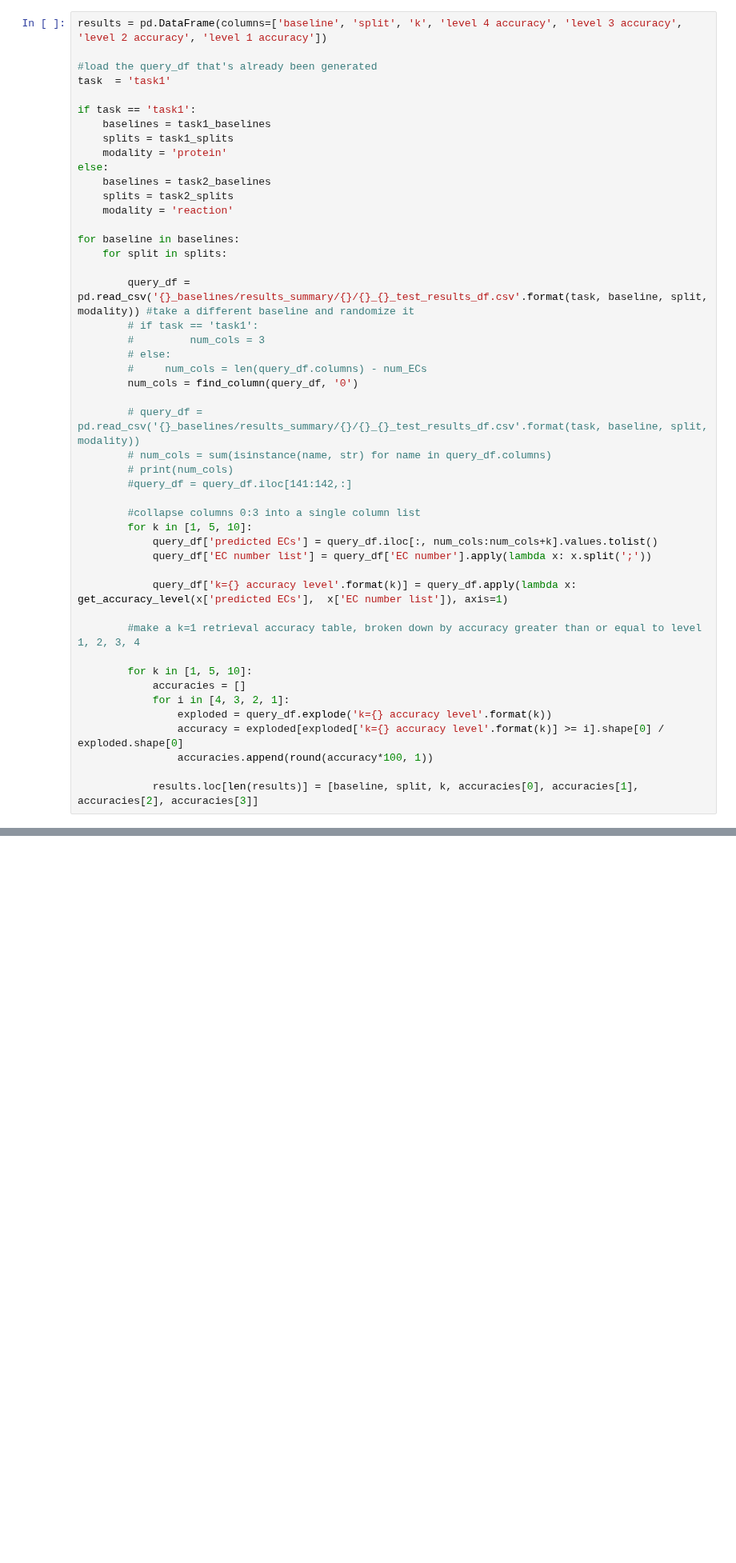
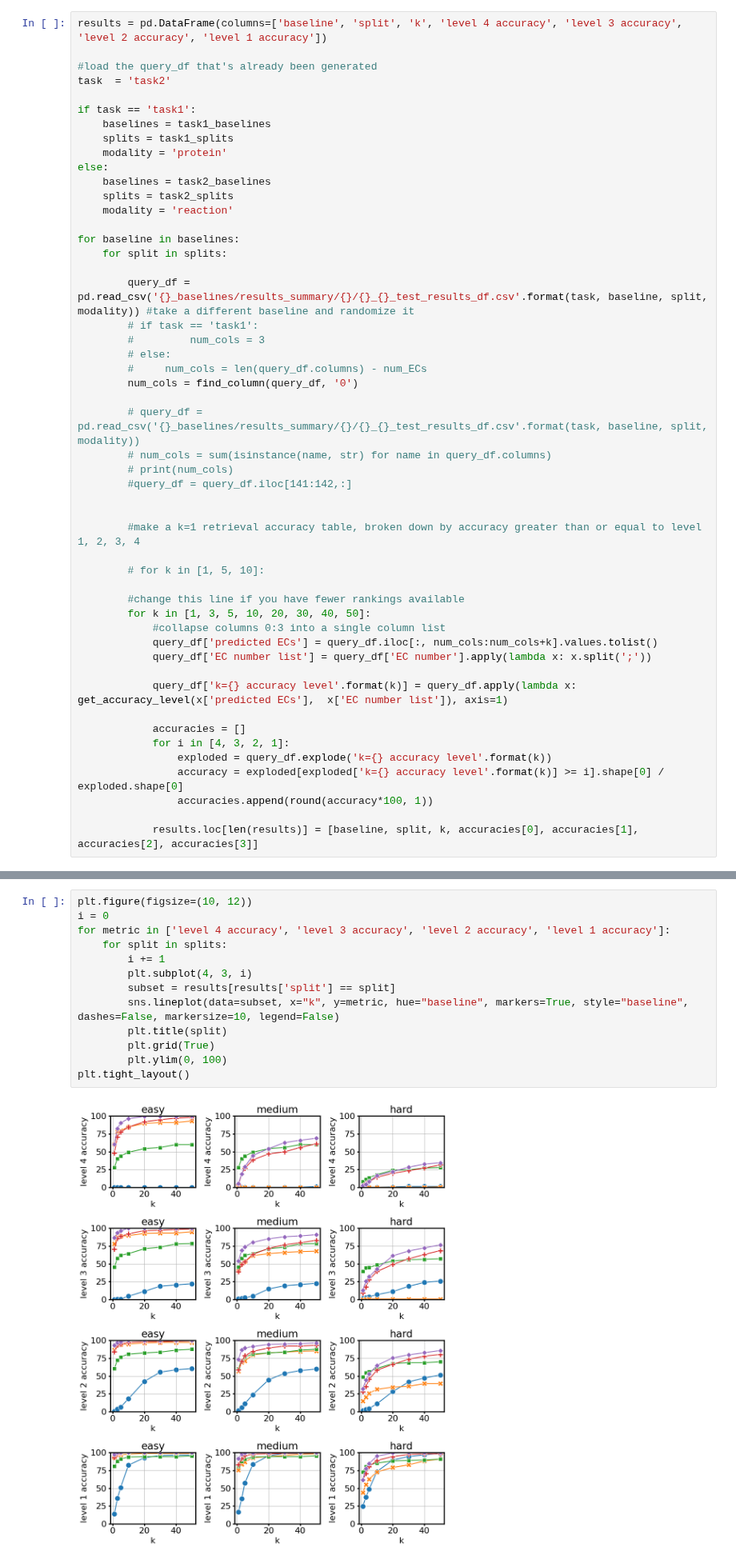
Before and after one commit to jsunn-y/CARE, a Jupyter notebook: performance_evaluation.ipynb, the cells around one changed output, grey strips where cells are left out. Shown at 80% size. Drawn from its saved outputs; the diff is of its cells as text; blank space fills up the shorter version.

Commit message:
added lineplots

```diff
--- a/performance_evaluation.ipynb
+++ b/performance_evaluation.ipynb
@@ -144,7 +144,7 @@ for task in ['task1', 'task2']:
 results = pd.DataFrame(columns=['baseline', 'split', 'k', 'level 4 accuracy', 'level 3 accuracy', 'level 2 accuracy', 'level 1 accuracy'])
 
 #load the query_df that's already been generated
-task  = 'task1'
+task  = 'task2'
 
 if task == 'task1':
     baselines = task1_baselines
@@ -170,16 +170,19 @@ for baseline in baselines:
         # print(num_cols)
         #query_df = query_df.iloc[141:142,:]
 
-        #collapse columns 0:3 into a single column list
-        for k in [1, 5, 10]:
+
+        #make a k=1 retrieval accuracy table, broken down by accuracy greater than or equal to level 1, 2, 3, 4
+
+        # for k in [1, 5, 10]:
+
+        #change this line if you have fewer rankings available
+        for k in [1, 3, 5, 10, 20, 30, 40, 50]:
+            #collapse columns 0:3 into a single column list
             query_df['predicted ECs'] = query_df.iloc[:, num_cols:num_cols+k].values.tolist()
             query_df['EC number list'] = query_df['EC number'].apply(lambda x: x.split(';'))
 
             query_df['k={} accuracy level'.format(k)] = query_df.apply(lambda x: get_accuracy_level(x['predicted ECs'],  x['EC number list']), axis=1)
 
-        #make a k=1 retrieval accuracy table, broken down by accuracy greater than or equal to level 1, 2, 3, 4
-
-        for k in [1, 5, 10]:
             accuracies = []
             for i in [4, 3, 2, 1]:
                 exploded = query_df.explode('k={} accuracy level'.format(k))
@@ -237,3 +238,18 @@ results[results['k'] == 5][results['split'] == 'promiscuous']
+# %%
+plt.figure(figsize=(10, 12))
+i = 0
+for metric in ['level 4 accuracy', 'level 3 accuracy', 'level 2 accuracy', 'level 1 accuracy']:
+    for split in splits:
+        i += 1
+        plt.subplot(4, 3, i)
+        subset = results[results['split'] == split]
+        sns.lineplot(data=subset, x="k", y=metric, hue="baseline", markers=True, style="baseline", dashes=False, markersize=10, legend=False)
+        plt.title(split)
+        plt.grid(True)
+        plt.ylim(0, 100)
+plt.tight_layout()
+# %% [output]
+[figure, added]
 # %% [markdown]
 ### Measure similarity to reactions in the train set
 # %%
```
Also changed, not shown: parts of 2 cells of this notebook, 1 other file.
